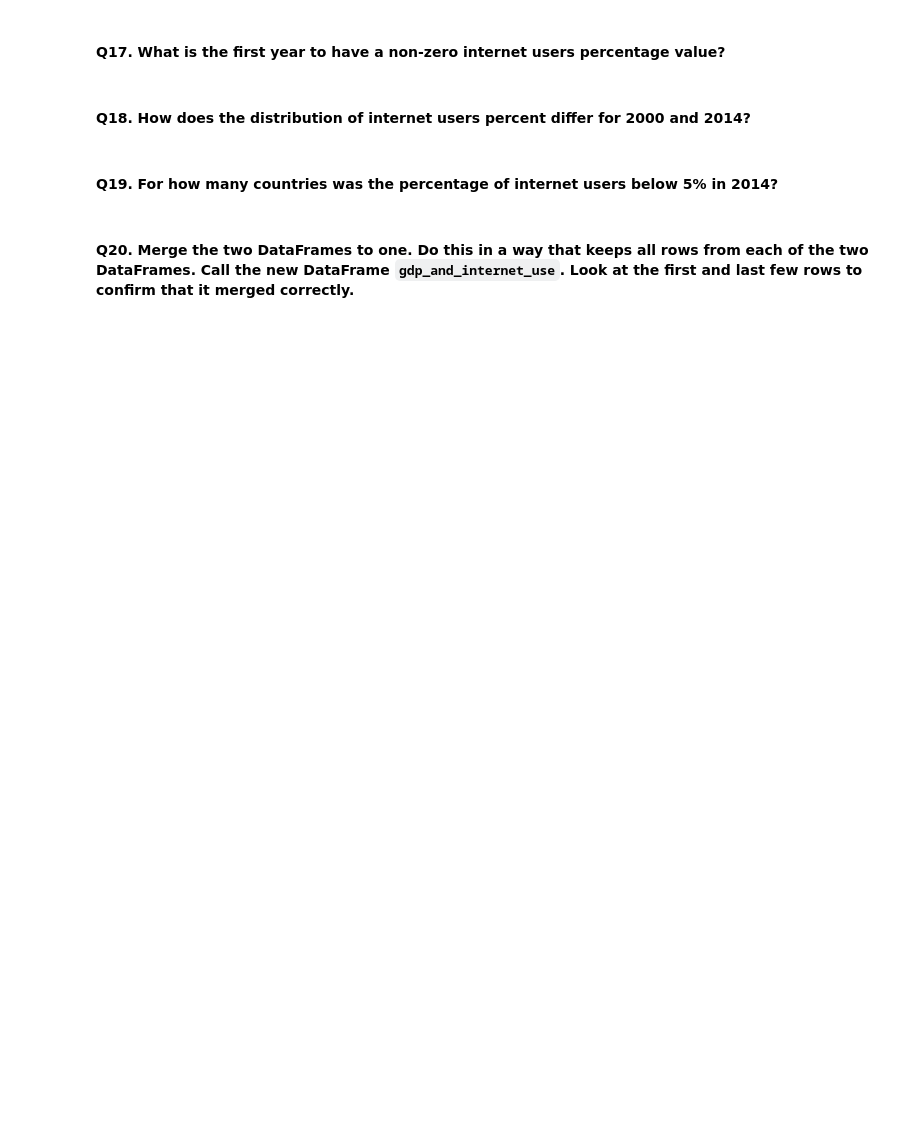
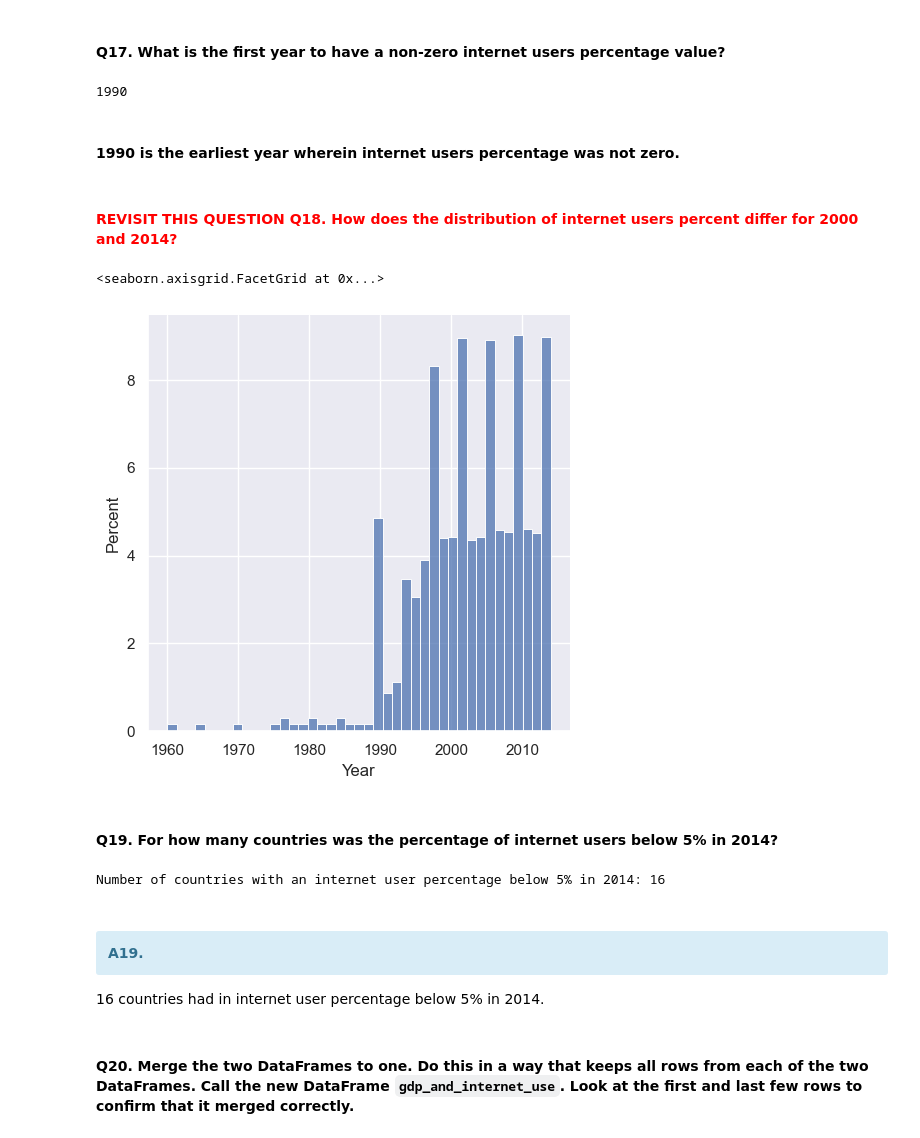
Before and after one commit to NSS-Data-Analytics-Cohort-11/undata-hayleymadden, a Jupyter notebook: notebook/UNdata_DA11.ipynb, the cells around one changed output. Saved outputs shown, nothing was run; the diff lists cells and outputs as text; code cells hidden in the pictures; blank space fills up the shorter version.

Commit message:
intersession break push - one question requires clarification before completion

```diff
--- a/notebook/UNdata_DA11.ipynb
+++ b/notebook/UNdata_DA11.ipynb
@@ -326,5 +334,14 @@ Text(0.5, 1.0, 'Burundi GDP Per Capita Over Time')
 #### Q14.
 Read in the internet use dataset into a DataFrame named `internet_df`. You will likely get errors when doing this. Check the arguments for the read_csv function to find ones that can help correct the errors (https://pandas.pydata.org/docs/reference/api/pandas.read_csv.html) Once you are able to read it in, take per a look at the top and bottom few rows to make sure that it has been read in correctly. Also, check the datatypes of the columns.
 # %%
-internet_df = pd.read_csv('../data/internet_use.csv')
+# import the source file which contains relevant data through line 4496; read in statement below accounts for zero indexing.
+internet_df = pd.read_csv('../data/internet_use.csv', nrows=4495)
+#inspect top rows
+print(internet_df.head())
+#inspect bottom rows
+print(internet_df.tail())
+
+#dataset information
+print(internet_df.info)
+print(internet_df.dtypes)
 # %% [output]
@@ -332,2 +390,8 @@ ParserError: Error tokenizing data. C error: Expected 4 fields in line 4675, saw
 # %% [markdown]
 #### Q15. Drop the `Value Footnotes` column and rename the remaining three to 'Country', 'Year', and 'Internet_Users_Pct'.
+# %%
+#Drop Value Footnotes
+internet_df = internet_df.drop(columns=['Value Footnotes'])
+#rename remaining columns
+internet_df = internet_df.rename(columns = {'Country or Area': 'Country', 'Year':'Year', 'Value':'Internet_Users_Pct'})
+internet_df
@@ -336,8 +442,41 @@ ParserError: Error tokenizing data. C error: Expected 4 fields in line 4675, saw
 # %% [markdown]
 #### Q17. What is the first year to have a non-zero internet users percentage value?
+# %%
+#assign a variable to a subset of internet_df that does not include zero values
+nonzero_df = internet_df[internet_df.Internet_Users_Pct > 0]
+# uncomment below to see revised count of new subset
+# print(nonzero_df.Year.value_counts())
+
+#print min year
+print(nonzero_df.Year.min())
+# %% [output]
+1990
+# %% [markdown]
+#### 1990 is the earliest year wherein internet users percentage was not zero.
 # %% [markdown]
-#### Q18. How does the distribution of internet users percent differ for 2000 and 2014?
+#### <font color='red'> REVISIT THIS QUESTION Q18. How does the distribution of internet users percent differ for 2000 and 2014? </font>
+# %%
+# create a histogram
+
+sns.displot(data=internet_df, x="Year", stat="percent")
+# %% [output]
+<seaborn.axisgrid.FacetGrid at 0x...>
+[figure, added]
 # %% [markdown]
 #### Q19. For how many countries was the percentage of internet users below 5% in 2014?
+# %%
+#subset 2014 internet_df entries where the Year is 2014 and the percentage of internet users is less than 5%
+sub5_countries_2014 = internet_df[(internet_df.Year == 2014) & (internet_df.Internet_Users_Pct < 5)]
+# uncomment line below to preview results
+# print(sub5_countries_2014)
+
+#count the number of countries in the new df.  there should only be one entry per country, but I used a distinct count for good meansure.
+count_countries = sub5_countries_2014.Country.nunique()
+print("Number of countries with an internet user percentage below 5% in 2014: " + str(count_countries))
+# %% [output]
+Number of countries with an internet user percentage below 5% in 2014: 16
+# %% [markdown]
+#### <div class="alert alert-info"> A19. </div>
+16 countries had in internet user percentage below 5% in 2014.
 # %% [markdown]
 #### Q20. Merge the two DataFrames to one. Do this in a way that keeps **all rows** from each of the two DataFrames. Call the new DataFrame `gdp_and_internet_use`. Look at the first and last few rows to confirm that it merged correctly.
```
Also changed, not shown: parts of 34 cells of this notebook.
